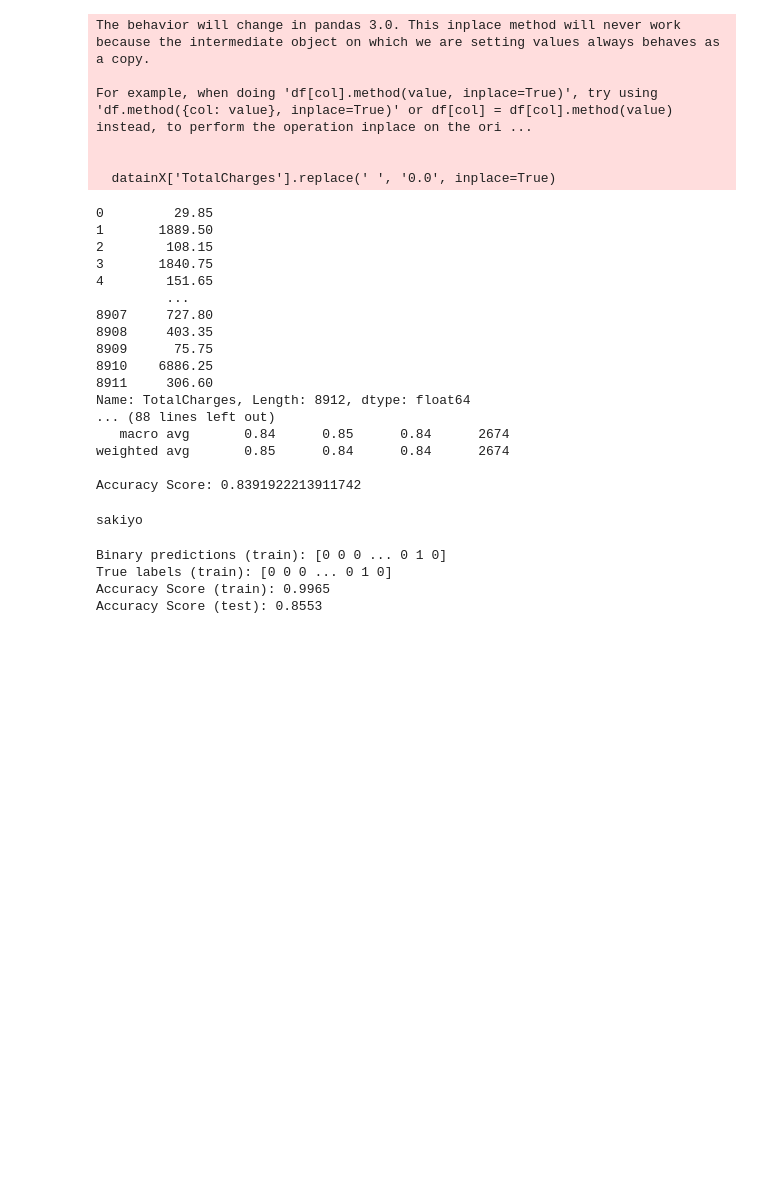
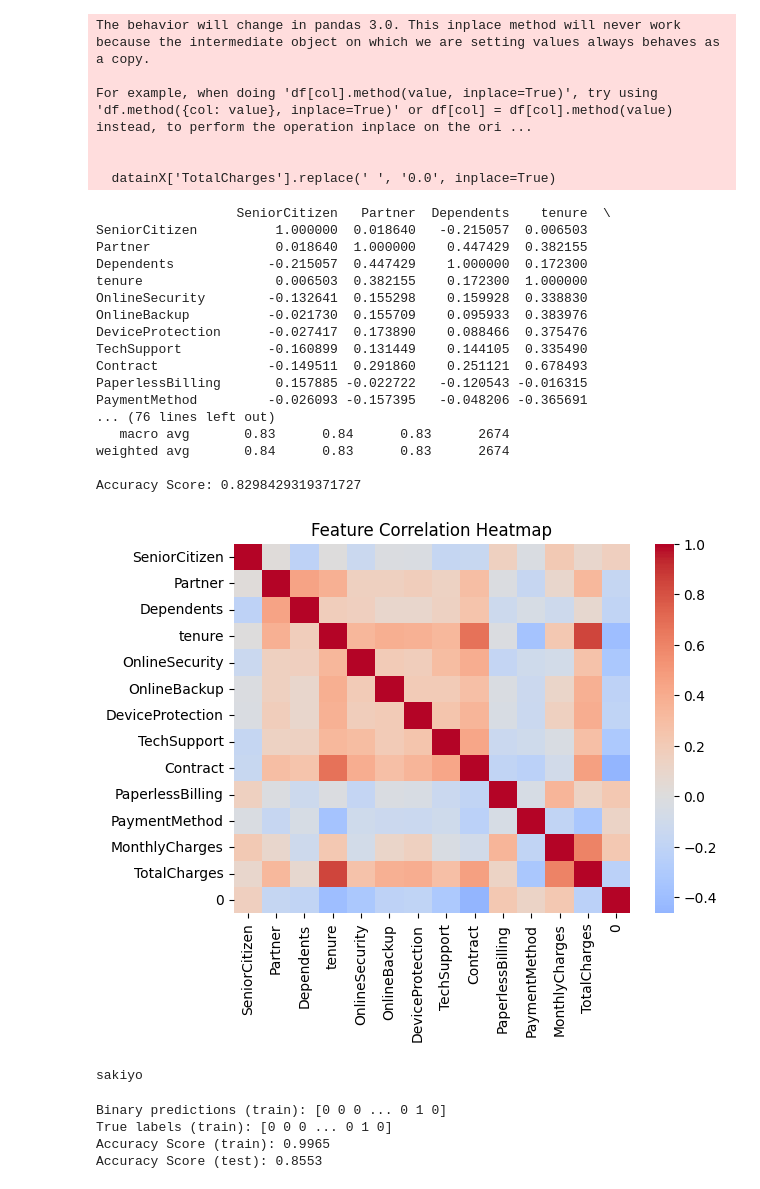
Before and after one commit to varat21/coursework, a Jupyter notebook: Untitled0.ipynb, the cells around one changed output. Drawn from its saved outputs; the diff is of its cells as text; code cells hidden in the pictures; blank space fills up the shorter version.

```diff
--- a/Untitled0.ipynb
+++ b/Untitled0.ipynb
@@ -3,6 +3,13 @@
 # %%
 from google.colab import drive
 import pandas as pd
+import seaborn as sns
+import pandas as pd
+import numpy as np
+import matplotlib.pyplot as plt
+import seaborn as sns
+from sklearn.decomposition import PCA
+
 
 drive.mount('/content/drive')
 
@@ -33,6 +40,8 @@ datainY = data.iloc[:, 20]    # Target (Y)
 
 # Print column names and target data
 print(datainX.columns)
+
+
 print("debug y")
 print(datainY)
 
@@ -75,10 +84,14 @@ datainX['TotalCharges'] = datainX['TotalCharges'].astype(float)
 
 # Check the result
 print(datainX['TotalCharges'])
+
+import matplotlib.pyplot as plt
+
 for_corr = pd.concat([datainX, datainY], axis=1)
 corr_matrix=for_corr.corr()
+sns.heatmap(corr_matrix, cmap='coolwarm', center=0, annot=False)
+plt.title('Feature Correlation Heatmap')
 print(corr_matrix)
-
 
 print(datainX.columns)
 cols=datainX.columns
@@ -91,6 +104,7 @@ from sklearn.model_selection import train_test_split
 from sklearn.tree import DecisionTreeClassifier as dt
 
 dt=dt(max_depth=15)
+
 
 from sklearn.preprocessing import StandardScaler
 
@@ -158,26 +172,27 @@ Encoded datainY:
 The behavior will change in pandas 3.0. This inplace method will never work because the intermediate object on which we are setting values always behaves as a copy.
 
 For example, when doing 'df[col].method(value, inplace=True)', try using 'df.method({col: value}, inplace=True)' or df[col] = df[col].method(value) instead, to perform the operation inplace on the ori ...
 
 
   datainX['TotalCharges'].replace(' ', '0.0', inplace=True)
-0         29.85
-1       1889.50
-2        108.15
-3       1840.75
-4        151.65
-         ...
-8907     727.80
-8908     403.35
-8909      75.75
-8910    6886.25
-8911     306.60
-Name: TotalCharges, Length: 8912, dtype: float64
-... (88 lines left out)
-   macro avg       0.84      0.85      0.84      2674
-weighted avg       0.85      0.84      0.84      2674
+                  SeniorCitizen   Partner  Dependents    tenure  \
+SeniorCitizen          1.000000  0.018640   -0.215057  0.006503
+Partner                0.018640  1.000000    0.447429  0.382155
+Dependents            -0.215057  0.447429    1.000000  0.172300
+tenure                 0.006503  0.382155    0.172300  1.000000
+OnlineSecurity        -0.132641  0.155298    0.159928  0.338830
+OnlineBackup          -0.021730  0.155709    0.095933  0.383976
+DeviceProtection      -0.027417  0.173890    0.088466  0.375476
+TechSupport           -0.160899  0.131449    0.144105  0.335490
+Contract              -0.149511  0.291860    0.251121  0.678493
+PaperlessBilling       0.157885 -0.022722   -0.120543 -0.016315
+PaymentMethod         -0.026093 -0.157395   -0.048206 -0.365691
+... (76 lines left out)
+   macro avg       0.83      0.84      0.83      2674
+weighted avg       0.84      0.83      0.83      2674
 
-Accuracy Score: 0.8391922213911742
+Accuracy Score: 0.8298429319371727
+[figure, added]
 # %%
 # import numpy as np
 # from sklearn.tree import DecisionTreeRegressor as dt
```
Also changed, not shown: parts of 1 cell of this notebook.
